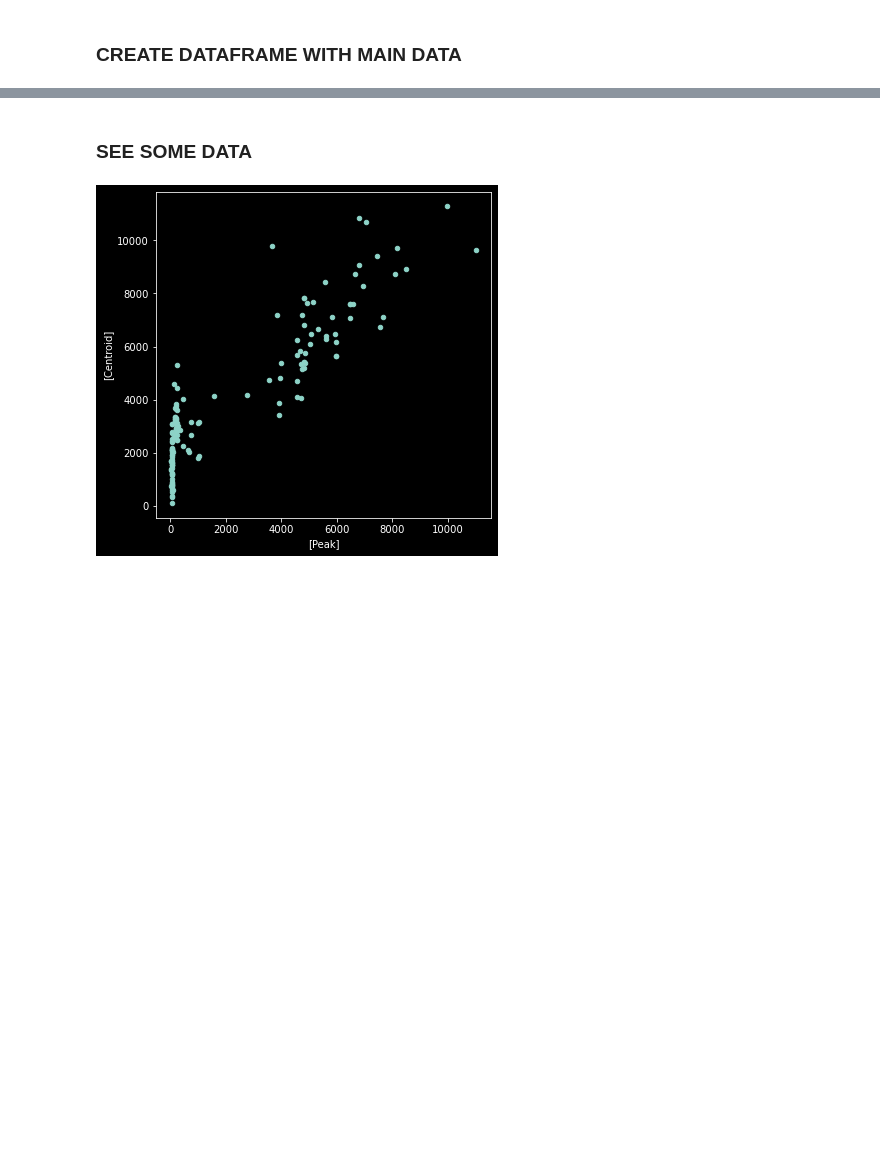
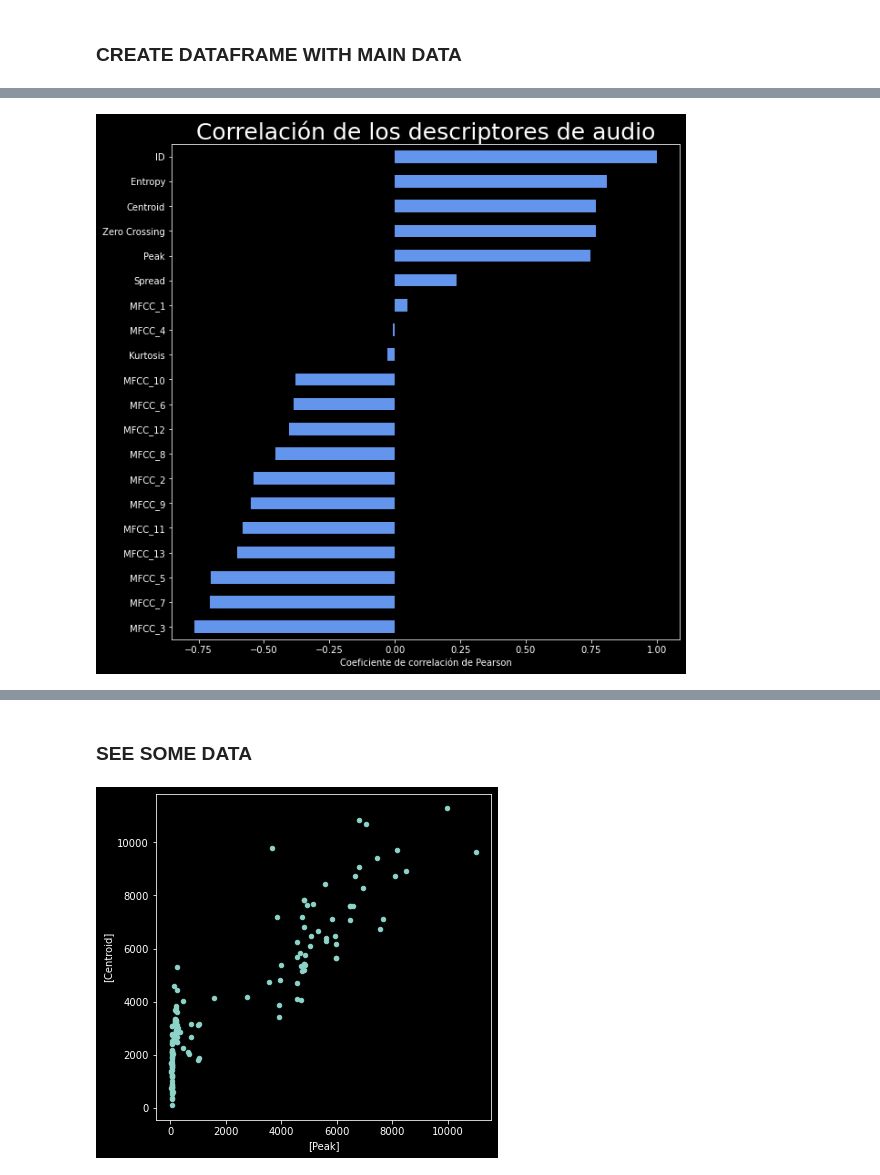
Before and after one commit to jsvaldezv/instruments-classifier, a Jupyter notebook: Drums_Classification.ipynb, the cells around one changed output, grey strips where cells are left out. Cells and saved outputs as stored; diff of their text form; code cells hidden in the pictures; blank space fills up the shorter version.

```diff
--- a/Drums_Classification.ipynb
+++ b/Drums_Classification.ipynb
@@ -486,0 +559,6 @@ datos
+# %%
+datos.corrwith(datos.ID).sort_values().plot.barh(figsize=(10,10), color='cornflowerblue')
+plt.xlabel('Coeficiente de correlación de Pearson')
+plt.title('Correlación de los descriptores de audio', fontsize = 25);
+# %% [output]
+[figure, added]
```
Also changed, not shown: parts of 20 cells of this notebook.
